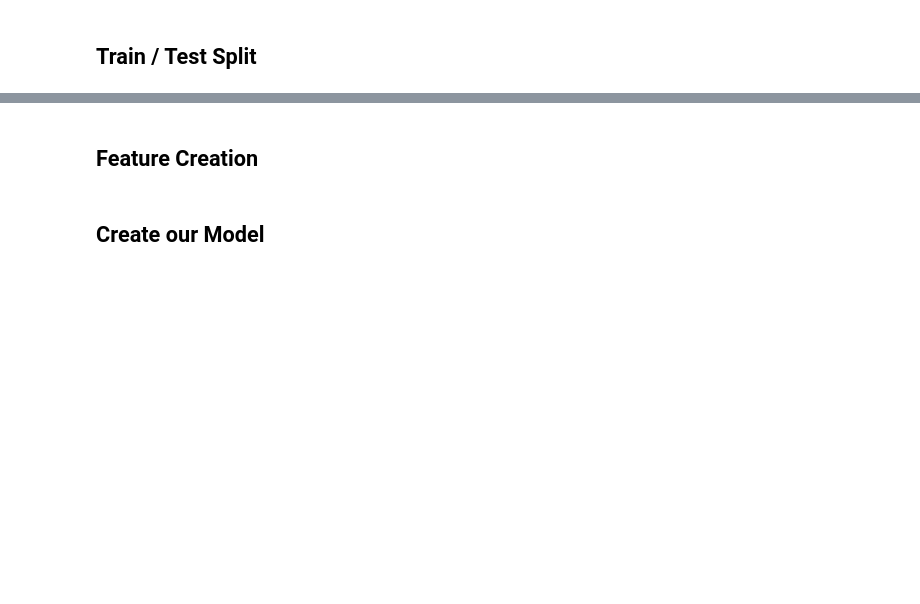
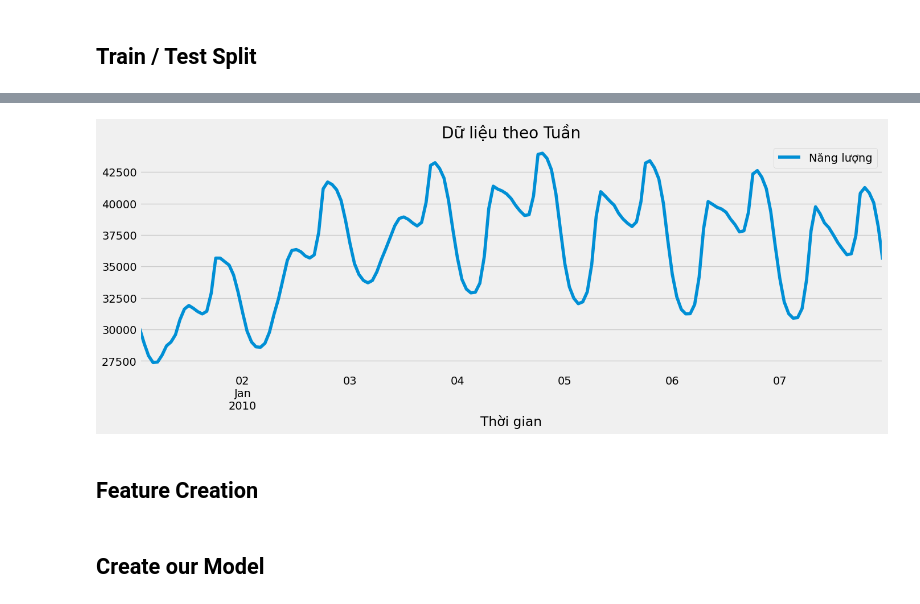
Before and after one commit to trucnguyen22/EC_Prediction, a Jupyter notebook: predTEST.ipynb, the cells around one changed output, grey strips where cells are left out. Saved outputs shown, nothing was run; the diff lists cells and outputs as text; code cells hidden in the pictures; blank space fills up the shorter version.

```diff
--- a/predTEST.ipynb
+++ b/predTEST.ipynb
@@ -44,11 +48,13 @@ plt.show()
 # %%
 df.loc[(df.index > '01-01-2010') & (df.index < '01-08-2010')] \
     .plot(figsize=(15, 5), title='Dữ liệu theo Tuần')
 
 df_week = df.loc['2010-01-01':'2010-01-08']
-df_week.to_csv('Data/WeekData.csv')
+#df_week.to_csv('Data/WeekData.csv')
 
 plt.show()
+# %% [output]
+[figure, added]
 # %% [markdown]
 ## Feature Creation
 # %%
```
Also changed, not shown: parts of 6 cells of this notebook, 1 other file.
